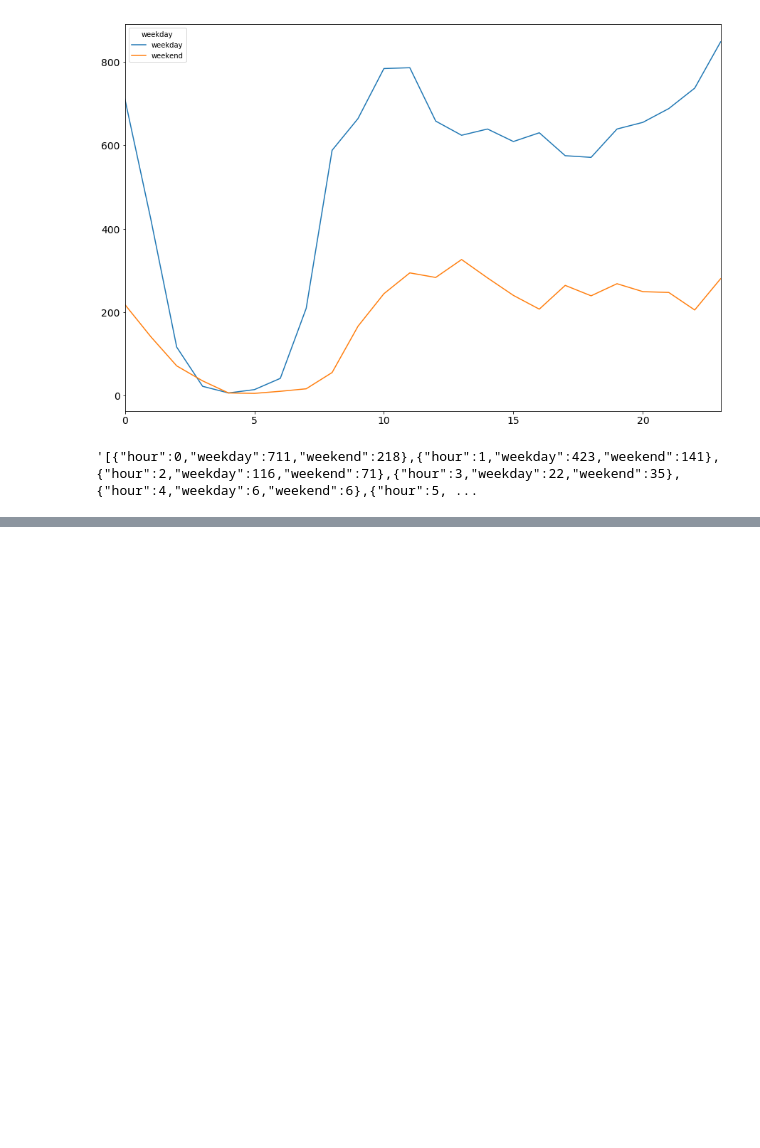
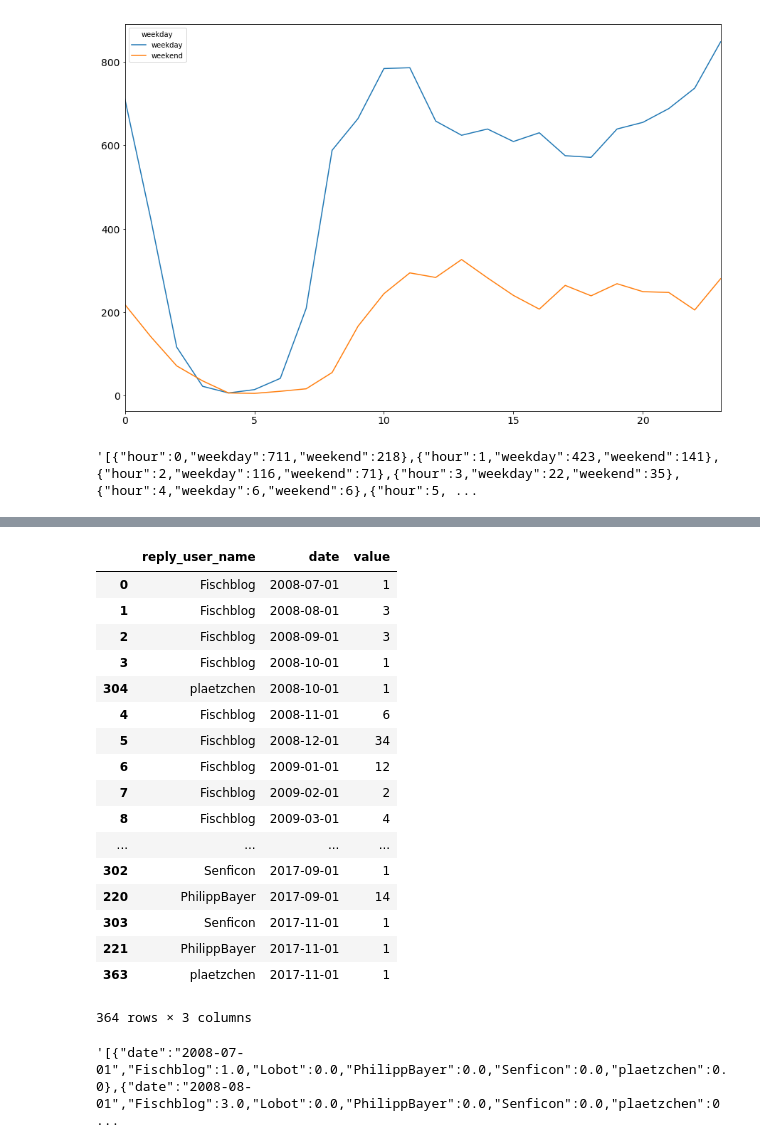
Before and after one commit to gedankenstuecke/twitter-analyser, a Jupyter notebook: archive-analyser.ipynb, the cells around one changed output, grey strips where cells are left out. Drawn from its saved outputs; the diff is of its cells as text; code cells hidden in the pictures; blank space fills up the shorter version.

```diff
--- a/archive-analyser.ipynb
+++ b/archive-analyser.ipynb
@@ -398,0 +392,47 @@ float(int(9.7))
+# %%
+top_replies = dataframe[dataframe['reply_user_name'].isin(list(dataframe['reply_user_name'].value_counts()[:5].reset_index()['index']))]
+top_replies = top_replies.reset_index()[['reply_user_name','utc_time']]
+top_replies['utc_time'] = top_replies['utc_time'].dt.date
+top_replies = top_replies.groupby(["utc_time", "reply_user_name"]).size()
+top_replies = top_replies.reset_index()
+top_replies['value'] = top_replies[0]
+top_replies['date'] = top_replies['utc_time'].astype(str)
+top_replies = top_replies.drop(['utc_time',0],axis=1)
+top_replies['date'] = pd.to_datetime(top_replies['date'])
+top_replies = top_replies.groupby(['reply_user_name', pd.Grouper(key='date', freq='MS')])['value'].sum().reset_index().sort_values('date')
+# %%
+top_replies
+# %% [output]
+|  | reply_user_name | date | value |
+| 0 | Fischblog | 2008-07-01 | 1 |
+| 1 | Fischblog | 2008-08-01 | 3 |
+| 2 | Fischblog | 2008-09-01 | 3 |
+| 3 | Fischblog | 2008-10-01 | 1 |
+| 304 | plaetzchen | 2008-10-01 | 1 |
+| 4 | Fischblog | 2008-11-01 | 6 |
+| 5 | Fischblog | 2008-12-01 | 34 |
+| 6 | Fischblog | 2009-01-01 | 12 |
+| 7 | Fischblog | 2009-02-01 | 2 |
+| 8 | Fischblog | 2009-03-01 | 4 |
+| ... | ... | ... | ... |
+| 302 | Senficon | 2017-09-01 | 1 |
+| 220 | PhilippBayer | 2017-09-01 | 14 |
+| 303 | Senficon | 2017-11-01 | 1 |
+| 221 | PhilippBayer | 2017-11-01 | 1 |
+| 363 | plaetzchen | 2017-11-01 | 1 |
+364 rows × 3 columns
+# %%
+top_replies = dataframe[dataframe['reply_user_name'].isin(list(dataframe['reply_user_name'].value_counts()[:5].reset_index()['index']))]
+top_replies = top_replies.reset_index()[['reply_user_name','utc_time']]
+top_replies['utc_time'] = top_replies['utc_time'].dt.date
+top_replies = top_replies.groupby(["utc_time", "reply_user_name"]).size()
+top_replies = top_replies.reset_index()
+top_replies['date'] = top_replies['utc_time'].astype(str)
+top_replies['value'] = top_replies[0]
+top_replies = top_replies.drop([0,'utc_time'],axis=1)
+top_replies['date'] = pd.to_datetime(top_replies['date'])
+top_replies = top_replies.groupby(['reply_user_name', pd.Grouper(key='date', freq='MS')])['value'].sum().reset_index().sort_values('date')
+top_replies['date'] = top_replies['date'].astype(str)
+top_replies.reset_index().pivot(index='date', columns='reply_user_name', values='value').fillna(value=0).reset_index().to_json(orient='records')
+# %% [output]
+'[{"date":"2008-07-01","Fischblog":1.0,"Lobot":0.0,"PhilippBayer":0.0,"Senficon":0.0,"plaetzchen":0.0},{"date":"2008-08-01","Fischblog":3.0,"Lobot":0.0,"PhilippBayer":0.0,"Senficon":0.0,"plaetzchen":0 ...
```
Also changed, not shown: parts of 10 cells of this notebook, 1 other file.
